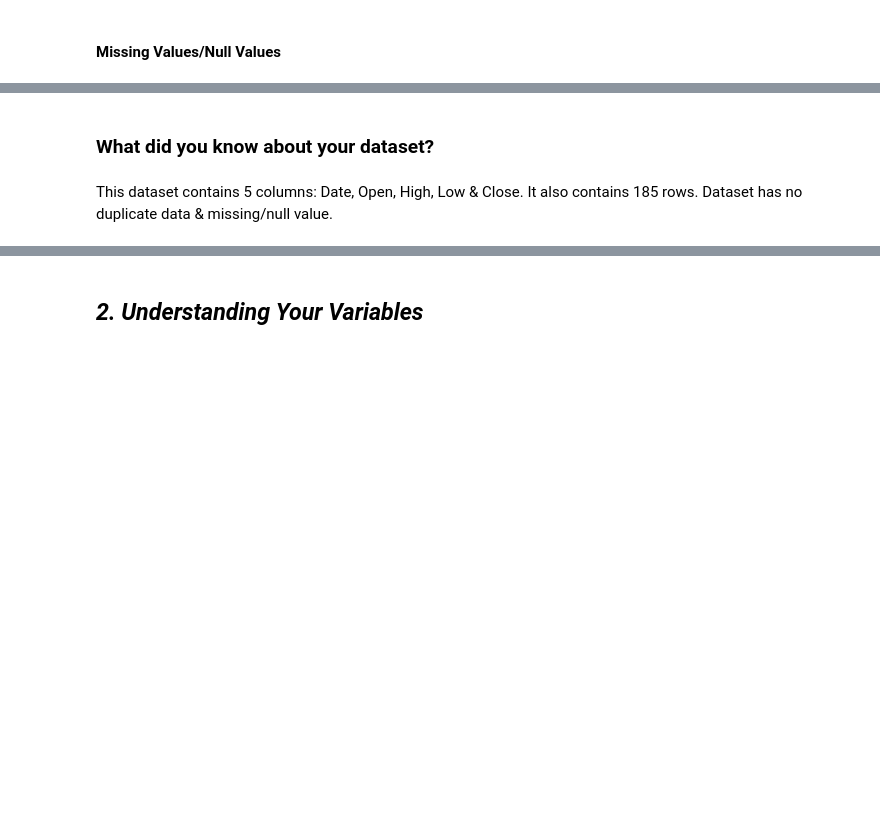
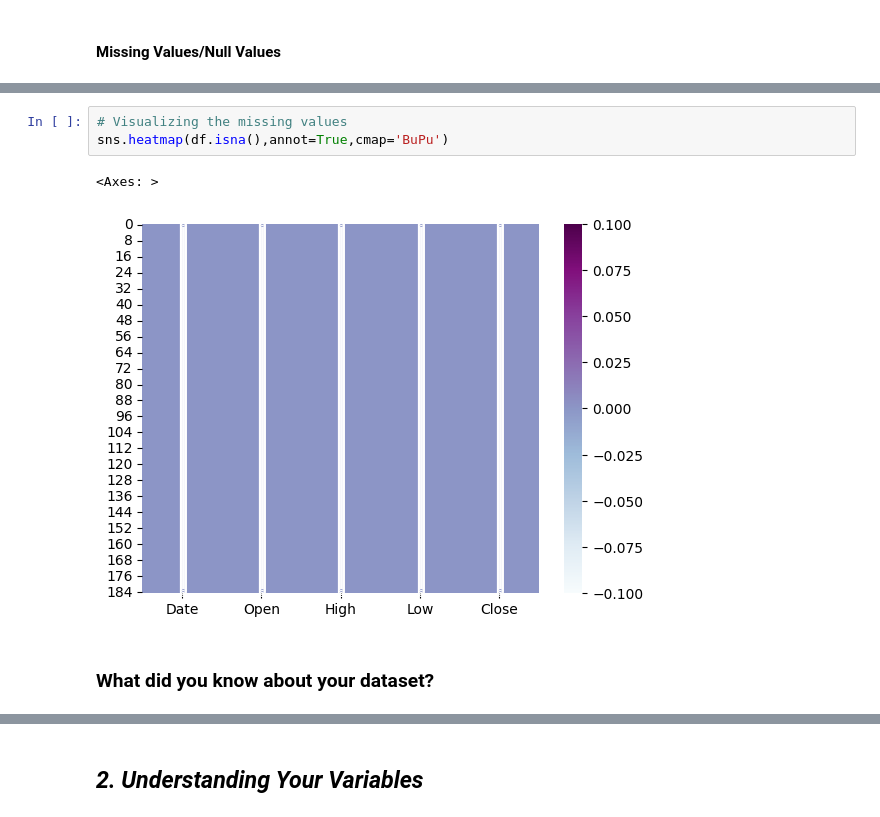
Before and after one commit to somyakmukherjee/Yes-Bank-Stock-Price-Machine-Learning-Capstone, a Jupyter notebook: Capstone_Project_Regression_Yes_Bank_Stock_Closing_Price_Prediction.ipynb, the cells around one changed output, grey strips where cells are left out. Drawn from its saved outputs; the diff is of its cells as text; blank space fills up the shorter version.

```diff
--- a/Capstone_Project_Regression_Yes_Bank_Stock_Closing_Price_Prediction.ipynb
+++ b/Capstone_Project_Regression_Yes_Bank_Stock_Closing_Price_Prediction.ipynb
@@ -161,4 +213,8 @@ missingvalues_percentage_disp
+# %%
+# Visualizing the missing values
+sns.heatmap(df.isna(),annot=True,cmap='BuPu')
+# %% [output]
+<Axes: >
+[figure, added]
 # %% [markdown]
 ### What did you know about your dataset?
-# %% [markdown]
-This dataset contains 5 columns: Date, Open, High, Low & Close. It also contains 185 rows. Dataset has no duplicate data & missing/null value.
```
Also changed, not shown: parts of 314 cells of this notebook.
